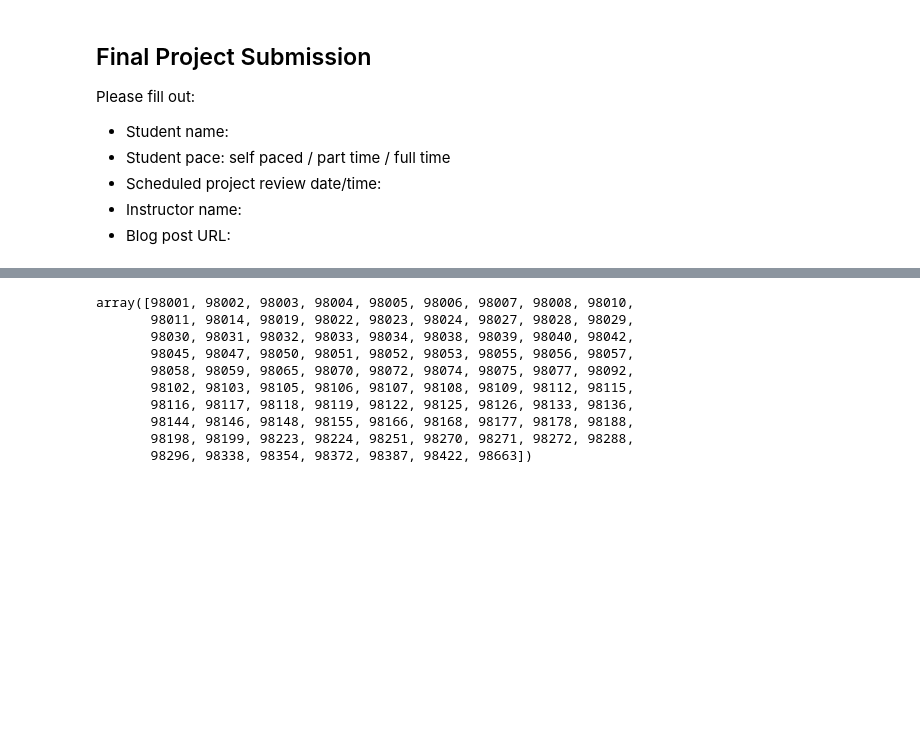
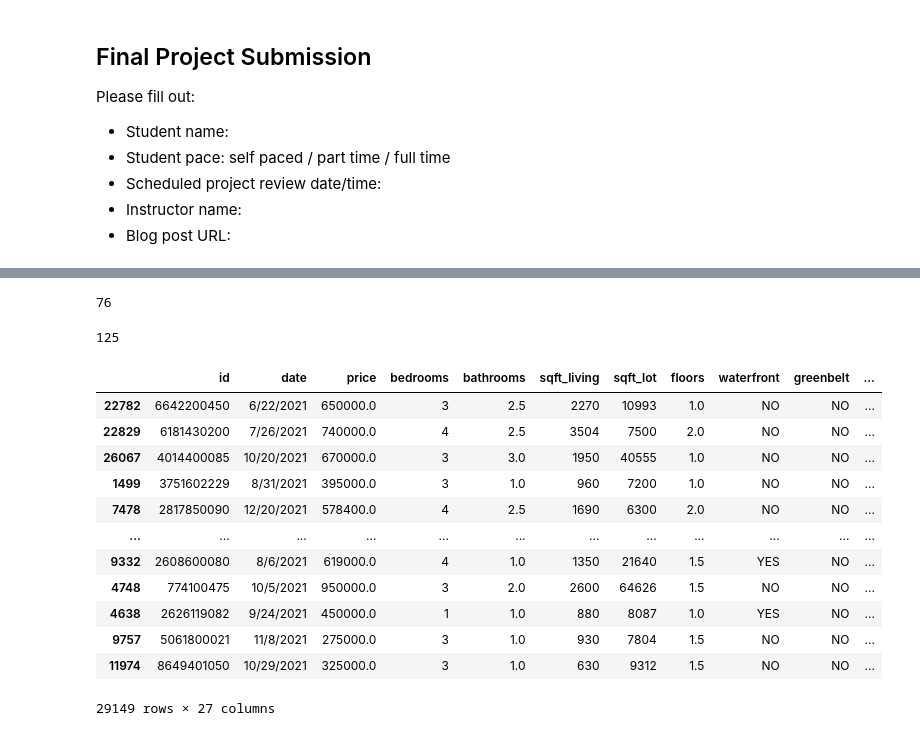
Before and after one commit to ewestrich/King-County-House-Sales, a Jupyter notebook: Eitan/Eitan Project 2 Notebook.ipynb, the cells around one changed output, grey strips where cells are left out. Saved outputs shown, nothing was run; the diff lists cells and outputs as text; code cells hidden in the pictures; blank space fills up the shorter version.

```diff
--- a/Eitan/Eitan Project 2 Notebook.ipynb
+++ b/Eitan/Eitan Project 2 Notebook.ipynb
@@ -69,13 +244,10 @@ data_kc = data[(data['zip_code'] >= 98000) & (data['zip_code'] < 99000)]
+# %%
+data_kc = data[data['zip_code'].isin(kc_zips)]
 # %%
-data_kc['zip_code'].unique()
+data_kc['zip_code'].nunique()
 # %% [output]
-array([98001, 98002, 98003, 98004, 98005, 98006, 98007, 98008, 98010,
-       98011, 98014, 98019, 98022, 98023, 98024, 98027, 98028, 98029,
-       98030, 98031, 98032, 98033, 98034, 98038, 98039, 98040, 98042,
-       98045, 98047, 98050, 98051, 98052, 98053, 98055, 98056, 98057,
-       98058, 98059, 98065, 98070, 98072, 98074, 98075, 98077, 98092,
-       98102, 98103, 98105, 98106, 98107, 98108, 98109, 98112, 98115,
-       98116, 98117, 98118, 98119, 98122, 98125, 98126, 98133, 98136,
-       98144, 98146, 98148, 98155, 98166, 98168, 98177, 98178, 98188,
-       98198, 98199, 98223, 98224, 98251, 98270, 98271, 98272, 98288,
-       98296, 98338, 98354, 98372, 98387, 98422, 98663])
+76
+# %%
+len(kc_zips)
+# %% [output]
+125
@@ -81,0 +256,16 @@ array([98001, 98002, 98003, 98004, 98005, 98006, 98007, 98008, 98010,
+# %%
+data_kc
+# %% [output]
+|  | id | date | price | bedrooms | bathrooms | sqft_living | sqft_lot | floors | waterfront | greenbelt | ... |
+| 22782 | 6642200450 | 6/22/2021 | 650000.0 | 3 | 2.5 | 2270 | 10993 | 1.0 | NO | NO | ... |
+| 22829 | 6181430200 | 7/26/2021 | 740000.0 | 4 | 2.5 | 3504 | 7500 | 2.0 | NO | NO | ... |
+| 26067 | 4014400085 | 10/20/2021 | 670000.0 | 3 | 3.0 | 1950 | 40555 | 1.0 | NO | NO | ... |
+| 1499 | 3751602229 | 8/31/2021 | 395000.0 | 3 | 1.0 | 960 | 7200 | 1.0 | NO | NO | ... |
+| 7478 | 2817850090 | 12/20/2021 | 578400.0 | 4 | 2.5 | 1690 | 6300 | 2.0 | NO | NO | ... |
+| ... | ... | ... | ... | ... | ... | ... | ... | ... | ... | ... | ... |
+| 9332 | 2608600080 | 8/6/2021 | 619000.0 | 4 | 1.0 | 1350 | 21640 | 1.5 | YES | NO | ... |
+| 4748 | 774100475 | 10/5/2021 | 950000.0 | 3 | 2.0 | 2600 | 64626 | 1.5 | NO | NO | ... |
+| 4638 | 2626119082 | 9/24/2021 | 450000.0 | 1 | 1.0 | 880 | 8087 | 1.0 | YES | NO | ... |
+| 9757 | 5061800021 | 11/8/2021 | 275000.0 | 3 | 1.0 | 930 | 7804 | 1.5 | NO | NO | ... |
+| 11974 | 8649401050 | 10/29/2021 | 325000.0 | 3 | 1.0 | 630 | 9312 | 1.5 | NO | NO | ... |
+29149 rows × 27 columns
```
Also changed, not shown: parts of 57 cells of this notebook.
